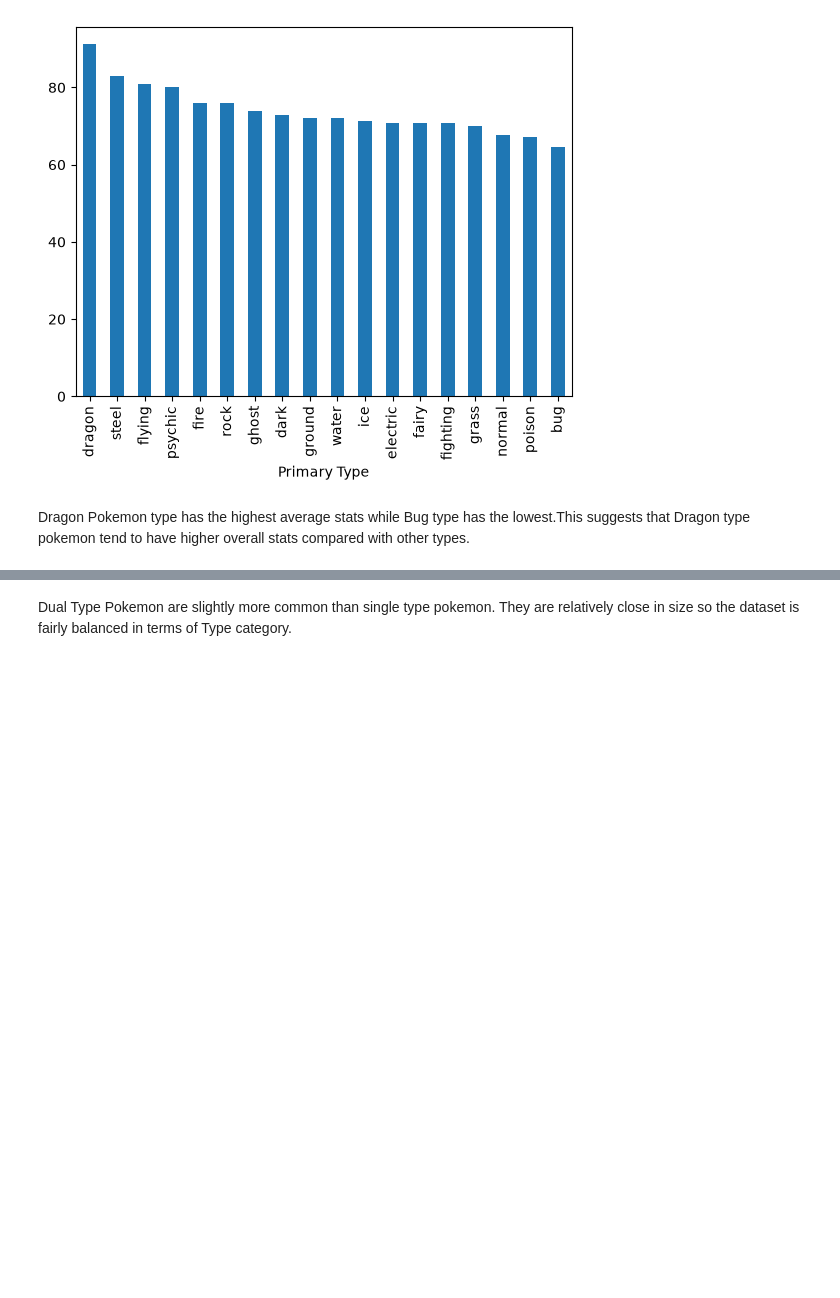
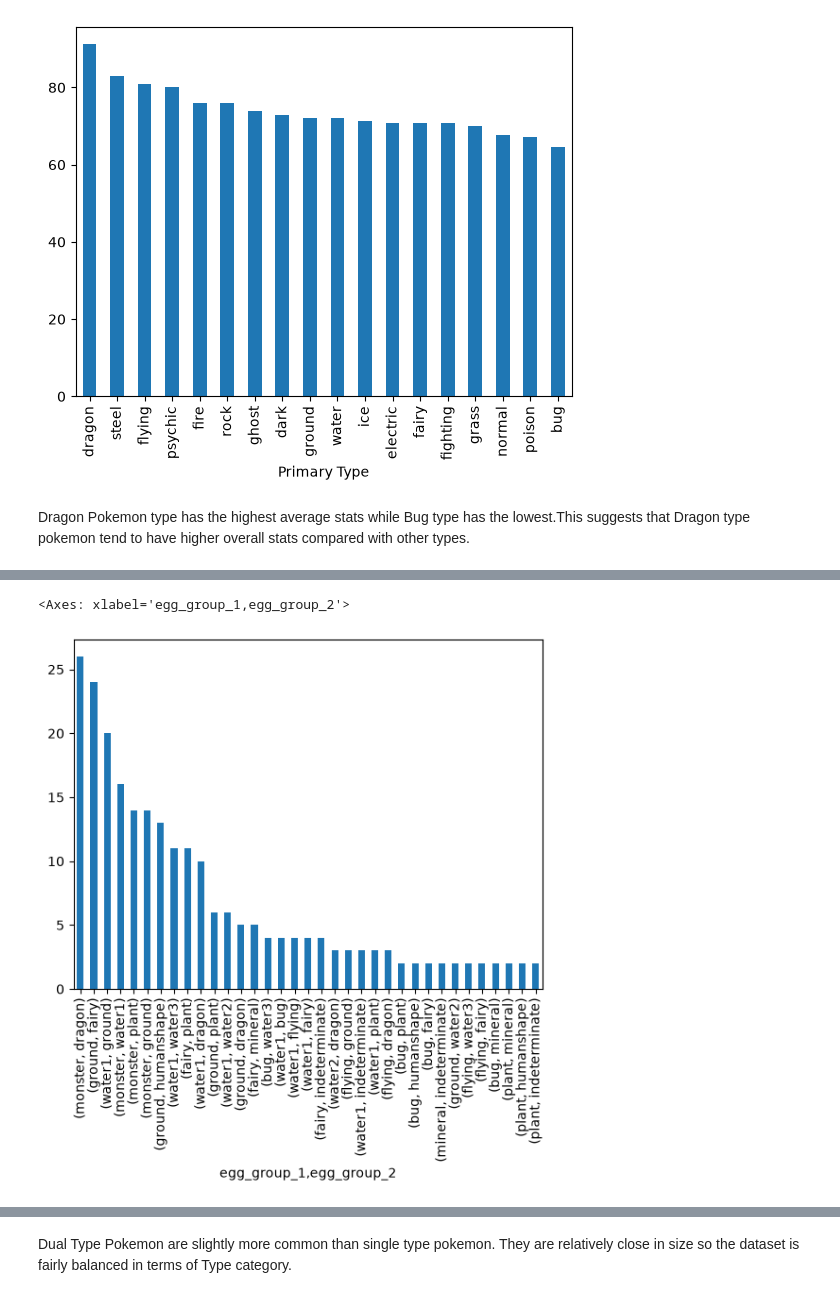
Before and after one commit to wsn65/Pokemon_EDA_DB, a Jupyter notebook: Pokemon_EDA.ipynb, the cells around one changed output, grey strips where cells are left out. Drawn from its saved outputs; the diff is of its cells as text; code cells hidden in the pictures; blank space fills up the shorter version.

```diff
--- a/Pokemon_EDA.ipynb
+++ b/Pokemon_EDA.ipynb
@@ -266,3 +275,8 @@ dtype: object
+# %%
+df.groupby("egg_group_1")["egg_group_2"].value_counts().sort_values(ascending=False).plot(kind="bar")
+# %% [output]
+<Axes: xlabel='egg_group_1,egg_group_2'>
+[figure, added]
 # %%
 #Bar chart of Type category count
 df["type_cat"].value_counts().plot(kind="bar")
```
Also changed, not shown: parts of 17 cells of this notebook, 1 other file.
